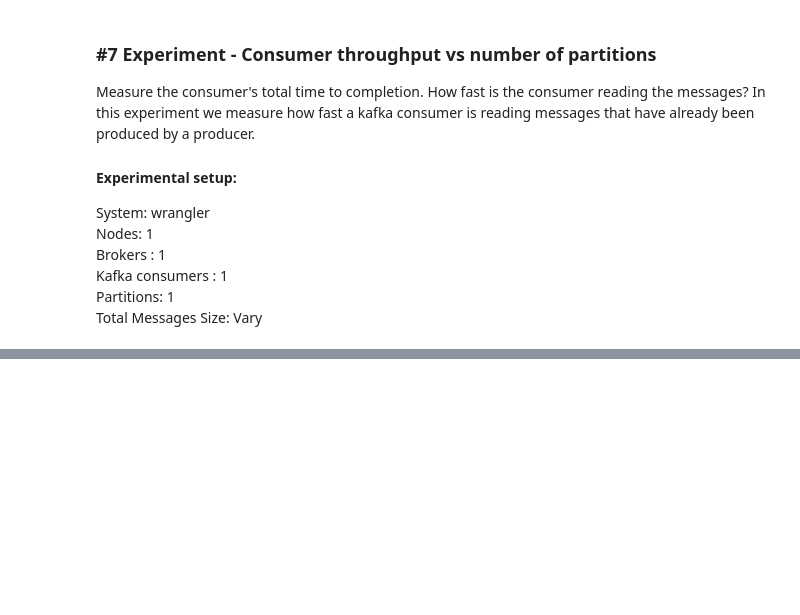
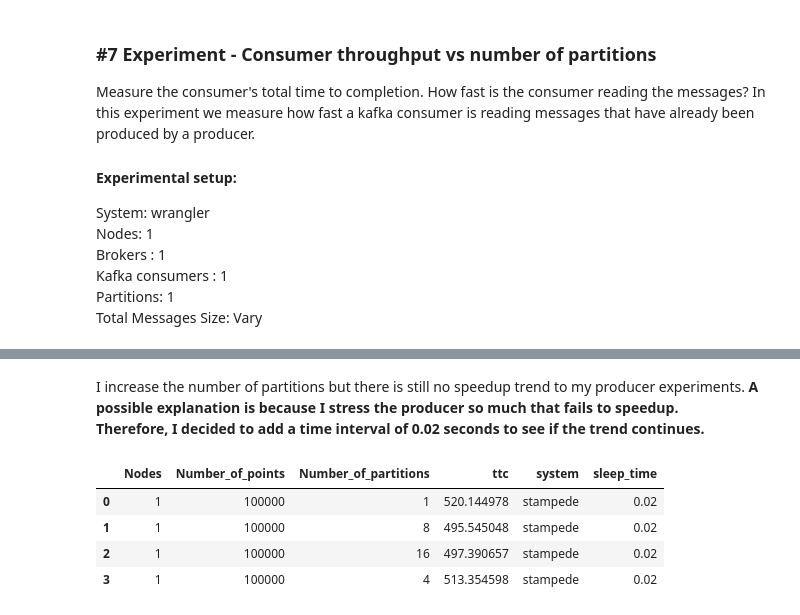
Before and after one commit to radical-experiments/midas_exps, a Jupyter notebook: streaming/kafka_producer_throughput/Report_Friday_24_May_2017.ipynb, the cells around one changed output, grey strips where cells are left out. Saved outputs shown, nothing was run; the diff lists cells and outputs as text; code cells hidden in the pictures; blank space fills up the shorter version.

```diff
--- a/streaming/kafka_producer_throughput/Report_Friday_24_May_2017.ipynb
+++ b/streaming/kafka_producer_throughput/Report_Friday_24_May_2017.ipynb
@@ -184,0 +205,13 @@ Total Messages Size: Vary <br>
+# %% [markdown]
+I increase the number of partitions but there is still no speedup trend to my producer experiments. <b>
+A possible explanation is because  I stress the producer so much that fails to speedup. <br>
+Therefore, I decided to add a time interval of 0.02 seconds to see if the trend continues.  <br>
+# %%
+sleep_data = pd.read_csv('kafka_producer_throughput_sleep.csv', skipinitialspace=True) #89 bytes
+sleep_data
+# %% [output]
+|  | Nodes | Number_of_points | Number_of_partitions | ttc | system | sleep_time |
+| 0 | 1 | 100000 | 1 | 520.144978 | stampede | 0.02 |
+| 1 | 1 | 100000 | 8 | 495.545048 | stampede | 0.02 |
+| 2 | 1 | 100000 | 16 | 497.390657 | stampede | 0.02 |
+| 3 | 1 | 100000 | 4 | 513.354598 | stampede | 0.02 |
```
Also changed, not shown: parts of 2 cells of this notebook.
